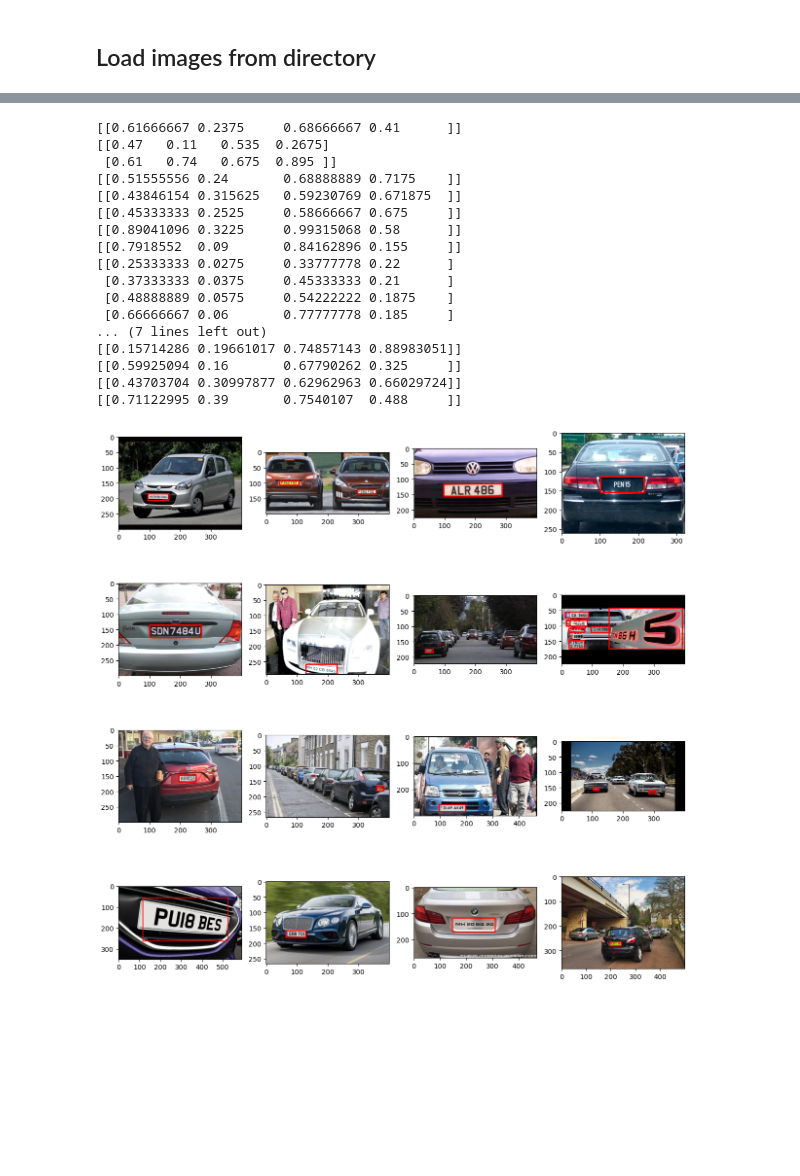
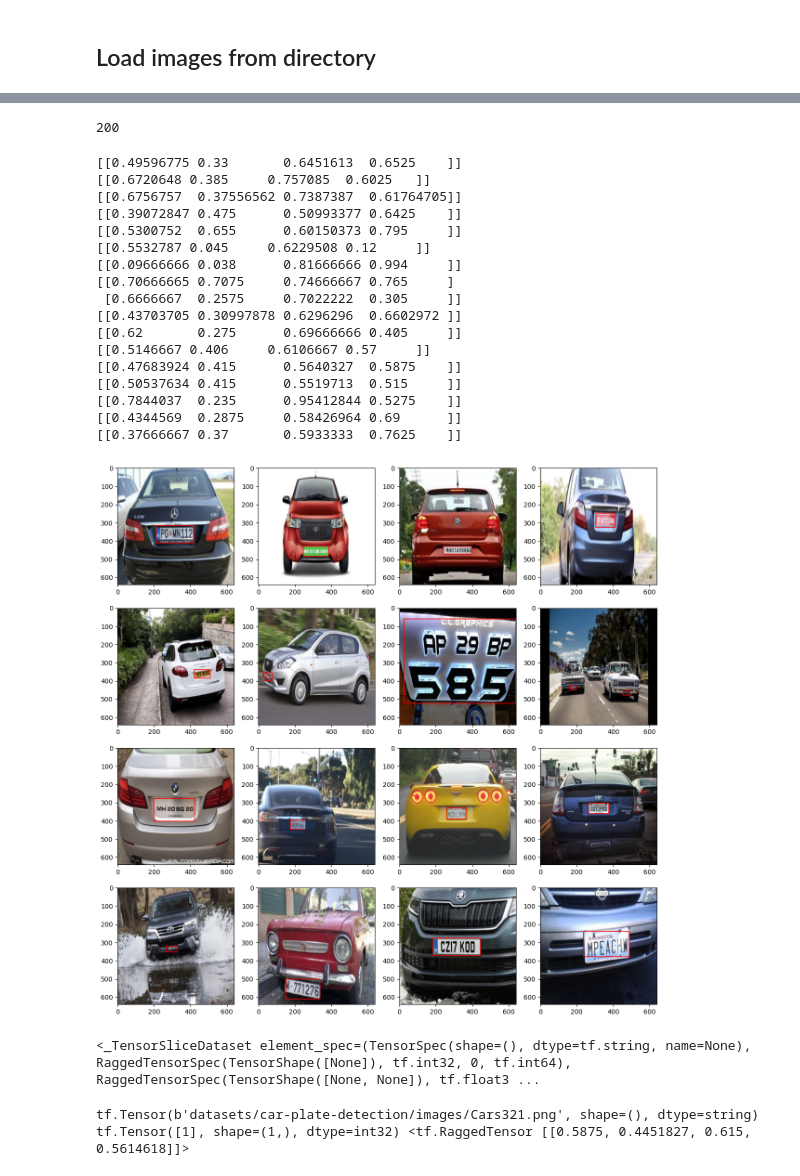
Before and after one commit to vivekpatel99/license-plate-detection, a Jupyter notebook: notebooks/001_exploratory_data_analyis_EDA.ipynb, the cells around one changed output, grey strips where cells are left out. Drawn from its saved outputs; the diff is of its cells as text; code cells hidden in the pictures; blank space fills up the shorter version.

```diff
--- a/notebooks/001_exploratory_data_analyis_EDA.ipynb
+++ b/notebooks/001_exploratory_data_analyis_EDA.ipynb
@@ -169,6 +169,4 @@ label_map = {
 
 prepare_train_dataset = AnnotationProcessor(annotation_file= XML_ANNOT_DIR_PATH)
 
-train_images, train_class_ids, train_bboxes  = prepare_train_dataset.process_annotations_xml(image_dir=TRAIN_IMG_DIR, label_map=label_map)
-
-len(train_images), len(train_class_ids), len(train_bboxes)
+ragged_images, ragged_classes, ragged_boxes  = prepare_train_dataset.process_annotations_xml(image_dir=TRAIN_IMG_DIR, label_map=label_map)
@@ -181,40 +193,43 @@ tensorflow.python.framework.ops.EagerTensor
+# %%
+len(ragged_classes)
+# %% [output]
+200
 # %%
 import random
-
 
 # define the figure size
 plt.figure(figsize=(15, 15))
 
 # use the `plot_detections()` utility function to draw the ground truth boxes
-random_samples = random.sample(range(len(train_images)), 16)
+random_samples = random.sample(range(len(ragged_images)), 16)
 # print(f"Random samples: {random_samples}")
 
 for i, idx in enumerate(random_samples):
     plt.subplot(4, 4, i+1)
-    dummy = np.ones(shape=[train_bboxes[idx].shape[0]], dtype=np.int32)
-    print(train_bboxes[idx])
+
+    print(ragged_boxes[idx])
     plot_detections(
-      image_np=train_images[idx].numpy().astype(np.uint8),
-      boxes=train_bboxes[idx],
-      classes=train_class_ids[idx],
+      image_np=ragged_images[idx].numpy().astype(np.uint8),
+      boxes=ragged_boxes[idx],
+      classes=ragged_classes[idx],
       scores=None,
       category_index=category_index)
 # %% [output]
-[[0.61666667 0.2375     0.68666667 0.41      ]]
-[[0.47   0.11   0.535  0.2675]
- [0.61   0.74   0.675  0.895 ]]
-[[0.51555556 0.24       0.68888889 0.7175    ]]
-[[0.43846154 0.315625   0.59230769 0.671875  ]]
-[[0.45333333 0.2525     0.58666667 0.675     ]]
-[[0.89041096 0.3225     0.99315068 0.58      ]]
-[[0.7918552  0.09       0.84162896 0.155     ]]
-[[0.25333333 0.0275     0.33777778 0.22      ]
- [0.37333333 0.0375     0.45333333 0.21      ]
- [0.48888889 0.0575     0.54222222 0.1875    ]
- [0.66666667 0.06       0.77777778 0.185     ]
-... (7 lines left out)
-[[0.15714286 0.19661017 0.74857143 0.88983051]]
-[[0.59925094 0.16       0.67790262 0.325     ]]
-[[0.43703704 0.30997877 0.62962963 0.66029724]]
-[[0.71122995 0.39       0.7540107  0.488     ]]
+[[0.49596775 0.33       0.6451613  0.6525    ]]
+[[0.6720648 0.385     0.757085  0.6025   ]]
+[[0.6756757  0.37556562 0.7387387  0.61764705]]
+[[0.39072847 0.475      0.50993377 0.6425    ]]
+[[0.5300752  0.655      0.60150373 0.795     ]]
+[[0.5532787 0.045     0.6229508 0.12     ]]
+[[0.09666666 0.038      0.81666666 0.994     ]]
+[[0.70666665 0.7075     0.74666667 0.765     ]
+ [0.6666667  0.2575     0.7022222  0.305     ]]
+[[0.43703705 0.30997878 0.6296296  0.6602972 ]]
+[[0.62       0.275      0.69666666 0.405     ]]
+[[0.5146667 0.406     0.6106667 0.57     ]]
+[[0.47683924 0.415      0.5640327  0.5875    ]]
+[[0.50537634 0.415      0.5519713  0.515     ]]
+[[0.7844037  0.235      0.95412844 0.5275    ]]
+[[0.4344569  0.2875     0.58426964 0.69      ]]
+[[0.37666667 0.37       0.5933333  0.7625    ]]
-[figure, old version]
+[figure, new version]
@@ -220,0 +257,13 @@ for i, idx in enumerate(random_samples):
+# %%
+train_data = tf.data.Dataset.from_tensor_slices(
+    (ragged_image_paths, ragged_classes, ragged_bbox)
+)
+train_data
+# %% [output]
+<_TensorSliceDataset element_spec=(TensorSpec(shape=(), dtype=tf.string, name=None), RaggedTensorSpec(TensorShape([None]), tf.int32, 0, tf.int64), RaggedTensorSpec(TensorShape([None, None]), tf.float3 ...
+# %%
+for img, cls, bbs in train_data.take(1):
+    print(img, cls, bbs)
+    break
+# %% [output]
+tf.Tensor(b'datasets/car-plate-detection/images/Cars321.png', shape=(), dtype=string) tf.Tensor([1], shape=(1,), dtype=int32) <tf.RaggedTensor [[0.5875, 0.4451827, 0.615, 0.5614618]]>
```
Also changed, not shown: parts of 12 cells of this notebook, 8 other files.
